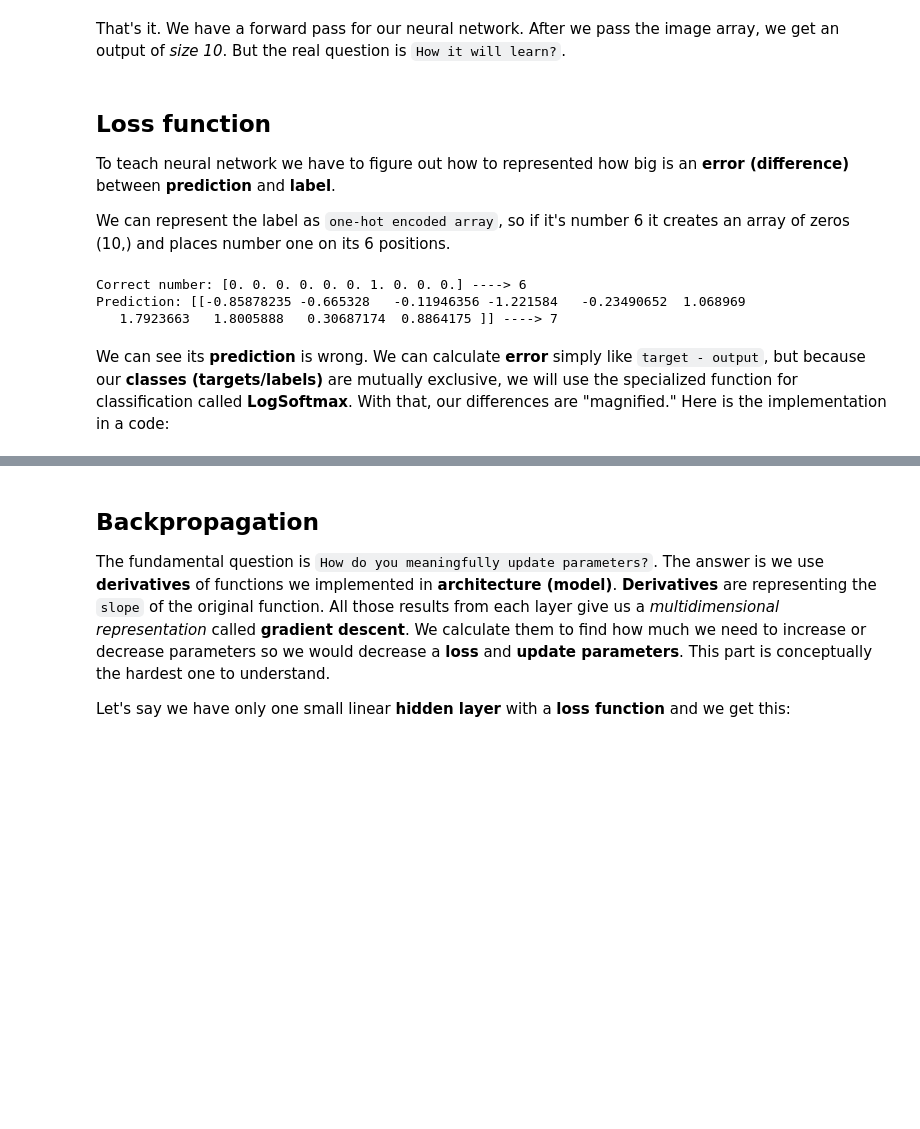
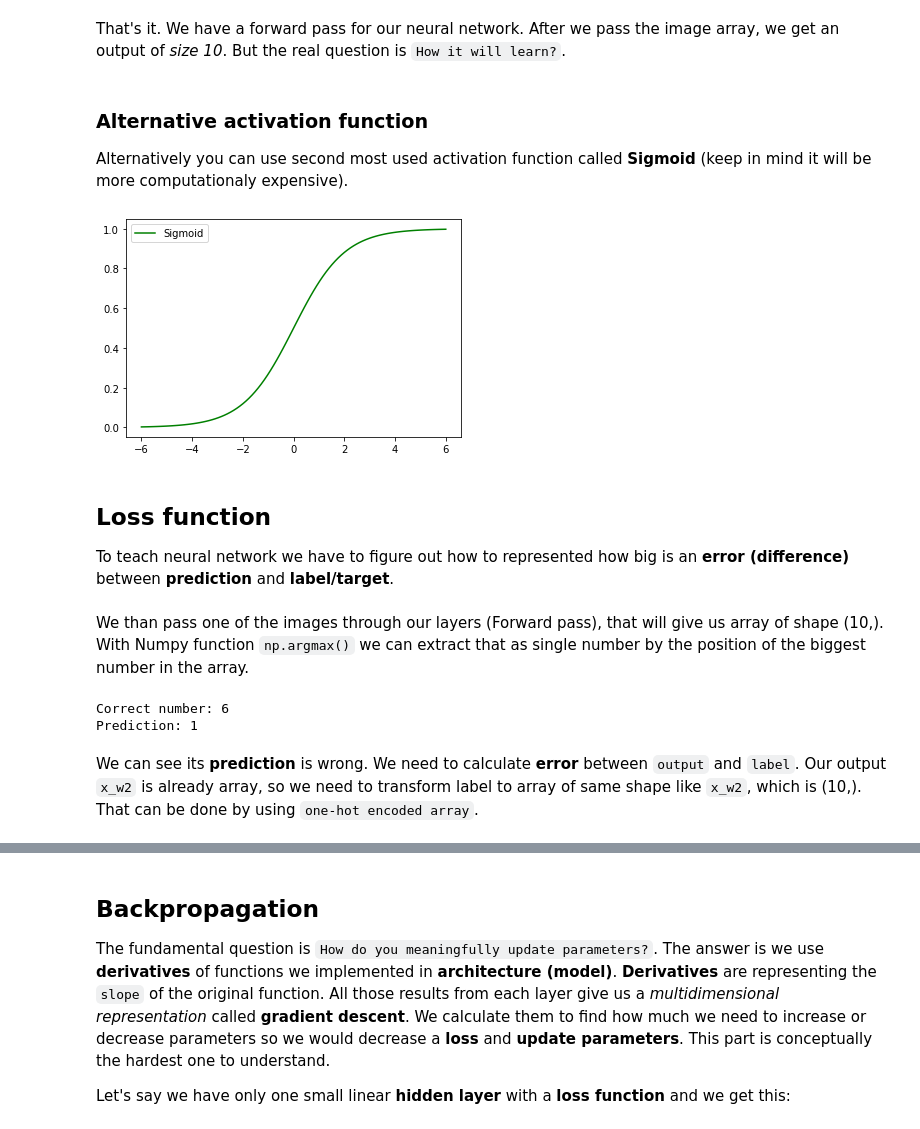
Before and after one commit to ludius0/my-blog, a Jupyter notebook: _notebooks/2020-12-14-Neural-network-from-scratch.ipynb, the cells around one changed output, grey strips where cells are left out. Saved outputs shown, nothing was run; the diff lists cells and outputs as text; code cells hidden in the pictures; blank space fills up the shorter version.

Commit message:
Big edit of blog post; need later check gramatics

```diff
--- a/_notebooks/2020-12-14-Neural-network-from-scratch.ipynb
+++ b/_notebooks/2020-12-14-Neural-network-from-scratch.ipynb
@@ -303,34 +282,44 @@ array([[ 0.541123  , -0.5889548 , -0.08830152, -0.75051427, -0.9467809 ,
       dtype=float32)
 # %% [markdown]
 That's it. We have a forward pass for our neural network. After we pass the image array, we get an output of *size 10*. But the real question is `How it will learn?`.
+# %% [markdown]
+### Alternative activation function
+
+Alternatively you can use second most used activation function called **Sigmoid** (keep in mind it will be more computationaly expensive).
+# %%
+def sigmoid(x): return 1/(1 + np.exp(-x))
+# %%
+#hide-input
+x = np.linspace(-6, 6, 100)
+y = sigmoid(x)
+plt.plot(x, y, 'g')
+plt.legend(["Sigmoid"])
+plt.show()
+# %% [output]
+[figure, added]
 # %% [markdown]
 ## Loss function
-To teach neural network we have to figure out how to represented how big is an **error (difference)** between **prediction** and **label**.
-
-We can represent the label as `one-hot encoded array`, so if it's number 6 it creates an array of zeros (10,) and places number one on its 6 positions.
+To teach neural network we have to figure out how to represented how big is an **error (difference)** between **prediction** and **label/target**.
+# %% [markdown]
+We than pass one of the images through our layers (Forward pass), that will give us array of shape (10,). With Numpy function `np.argmax()` we can extract that as single number by the position of the biggest number in the array.
 # %%
 # image
 select = 1337
 Y = Y_train[select] # target / label
 X = X_train[select].reshape(1, -1) # input
 
-# Represent label as one-hot encoded array
-label_arr = np.zeros((10, ), np.float32)
-label_arr[Y] = 1
-
 # Forward pass
-x_w1 = np.dot(X, w1)
+x_w1 = linear(X, w1)
 x_relu = relu(x_w1)
-x_w2 = np.dot(x_relu, w2)  # output
+x_w2 = linear(x_relu, w2)  # output
 
 output = np.argmax(x_w2) # Take biggest number in array (by position)
 
 # Differences
-print(f"Correct number: {label_arr} ----> {Y}")
-print(f"Prediction: {x_w2} ----> {output}")
+print(f"Correct number: {Y}")
+print(f"Prediction: {output}")
 # %% [output]
-Correct number: [0. 0. 0. 0. 0. 0. 1. 0. 0. 0.] ----> 6
-Prediction: [[-0.85878235 -0.665328   -0.11946356 -1.221584   -0.23490652  1.068969
-   1.7923663   1.8005888   0.30687174  0.8864175 ]] ----> 7
+Correct number: 6
+Prediction: 1
-# %% [markdown]
-We can see its **prediction** is wrong. We can calculate **error** simply like `target - output`, but because our **classes (targets/labels)** are mutually exclusive, we will use the specialized function for classification called **LogSoftmax**. With that, our differences are "magnified." Here is the implementation in a code:
+# %% [markdown]
+We can see its **prediction** is wrong. We need to calculate **error** between `output` and `label`. Our output `x_w2` is already array, so we need to transform label to array of same shape like `x_w2`, which is (10,). That can be done by using `one-hot encoded array`.
```
Also changed, not shown: parts of 47 cells of this notebook, 1 other file.
